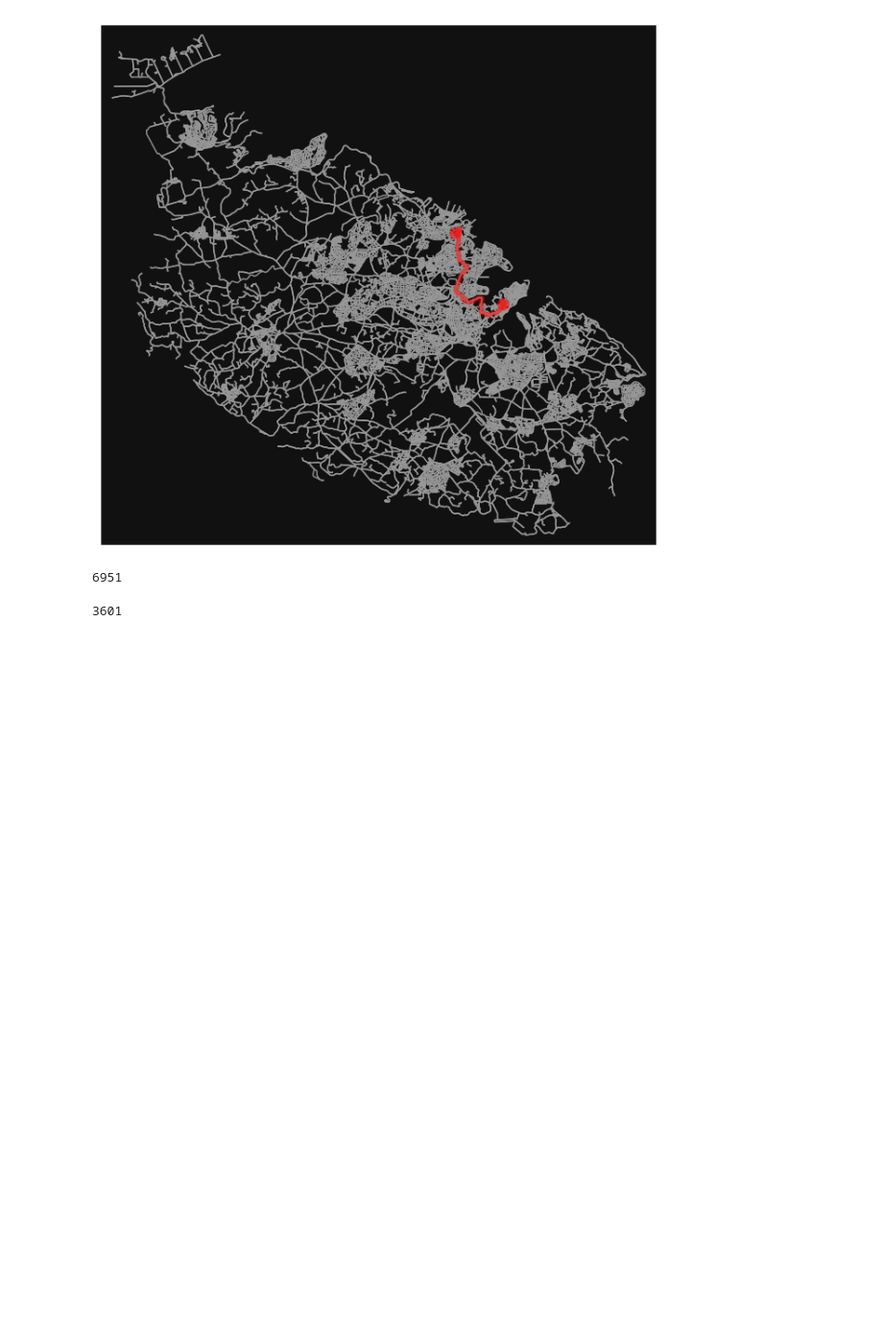
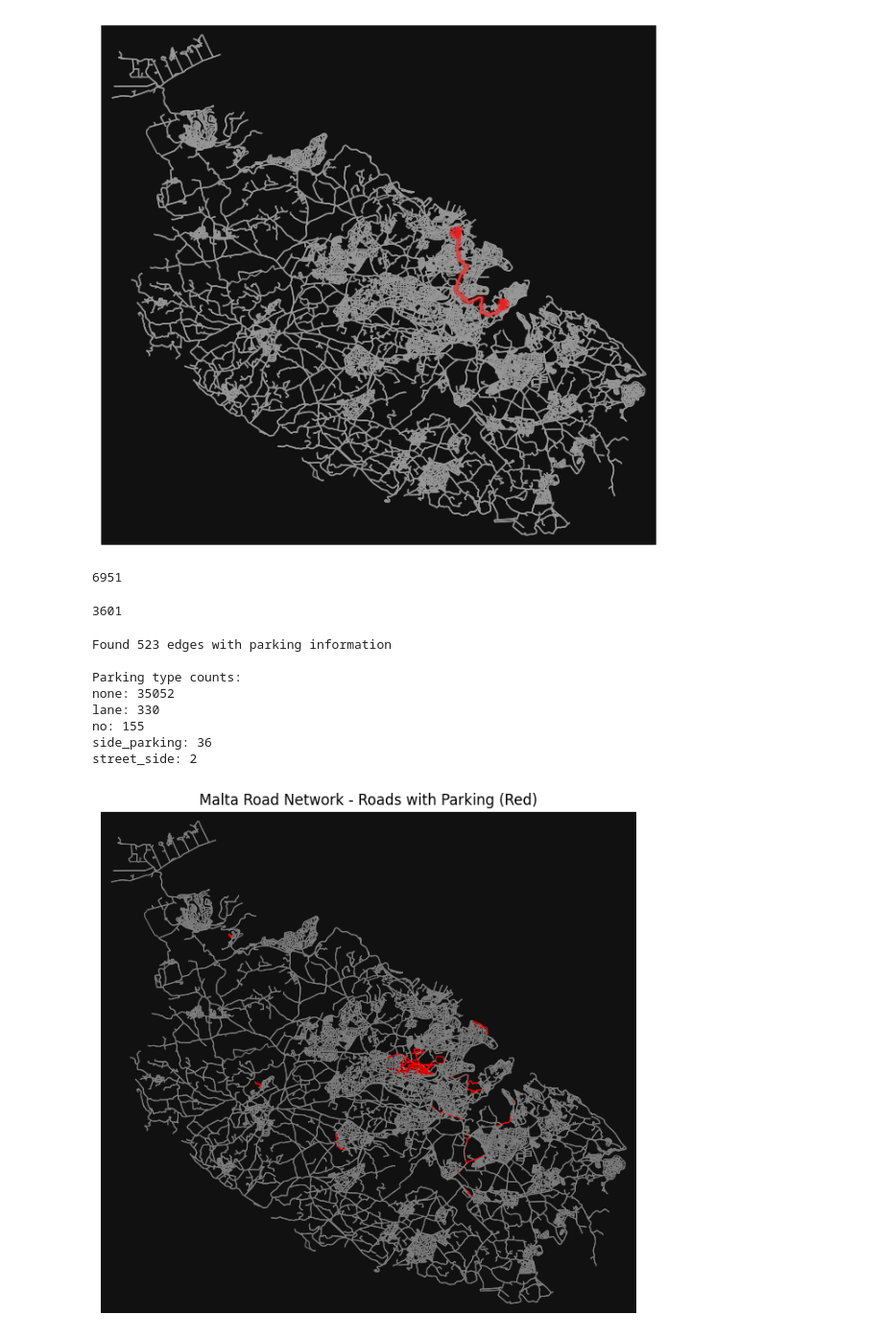
Before and after one commit to Matthew-Pirotta/FYP-OpenPaths, a Jupyter notebook: Code/test.ipynb, the cells around one changed output. Shown at 96% size. Cells and saved outputs as stored; diff of their text form; code cells hidden in the pictures; blank space fills up the shorter version.

```diff
--- a/Code/test.ipynb
+++ b/Code/test.ipynb
@@ -179,8 +208,8 @@ cf = f'{bicycles}{access}'
 
 #NOTE Malta (island) vs Malta to exclude Gozo and Comino
 
-G_drive = ox.graph.graph_from_place("Malta (island)", network_type="drive")
-G_cycle = ox.graph.graph_from_place("Malta (island)", custom_filter=cf)
+G_drive = ox.graph.graph_from_place("Sliema, Malta", network_type="drive")
+G_cycle = ox.graph.graph_from_place("Sliema, Malta", custom_filter=cf)
 
 G = nx.compose(G_drive,G_cycle)
 
@@ -293,3 +439,68 @@ dest_y = G.nodes[dest]["y"]
 round(ox.distance.great_circle(orig_y, orig_x, dest_y, dest_x))
 # %% [output]
 3601
+# %%
+# Add parking-related tags to OSMnx settings
+ox.settings.useful_tags_way = ox.settings.useful_tags_way + ["parking", "parking:lane", "parking:both", "parking:left", "parking:right"]
+
+# Download network with parking data
+G = ox.graph_from_place("Malta (island)", network_type="drive")
+
+# Find edges with parking information
+parking_edges = []
+edge_colors = []
+parking_counts = Counter()
+
+for u, v, k, data in G.edges(keys=True, data=True):
+    has_parking = False
+    parking_type = "none"
+
+    # Check various parking tags
+    parking = data.get("parking")
+    parking_lane = data.get("parking:lane")
+    parking_both = data.get("parking:both")
+    parking_left = data.get("parking:left")
+    parking_right = data.get("parking:right")
+
+    if parking or parking_lane or parking_both or parking_left or parking_right:
+        has_parking = True
+        parking_type = parking or parking_lane or parking_both or "side_parking"
+
+        # Handle case where parking_type is a list
+        if isinstance(parking_type, list):
+            parking_type = parking_type[0]
+
+        parking_edges.append((u, v, k, data))
+        edge_colors.append("red")  # Red for roads with parking
+    else:
+        edge_colors.append("gray")  # Gray for roads without parking
+
+    parking_counts[parking_type] += 1
+
+print(f"Found {len(parking_edges)} edges with parking information")
+print("\nParking type counts:")
+for parking_type, count in parking_counts.most_common():
+    print(f"{parking_type}: {count}")
+
+# Plot the network highlighting parking areas
+fig, ax = ox.plot_graph(G, node_size=0, edge_color=edge_colors, edge_linewidth=0.8, show=False, close=False)
+plt.title("Malta Road Network - Roads with Parking (Red)")
+plt.show()
+
+# Create a detailed view of just parking roads
+if parking_edges:
+    parking_edge_colors = ["red"] * len(parking_edges)
+    parking_graph = G.edge_subgraph([(u, v, k) for u, v, k, data in parking_edges])
+    fig, ax = ox.plot_graph(parking_graph, node_size=5, edge_color=parking_edge_colors, edge_linewidth=1.5,  show=False, close=False)
+    plt.title("Malta - Roads with Parking Only")
+    plt.show()
+# %% [output]
+Found 523 edges with parking information
+
+Parking type counts:
+none: 35052
+lane: 330
+no: 155
+side_parking: 36
+street_side: 2
+[figure, added]
```
Also changed, not shown: parts of 8 cells of this notebook, 3 other files.
